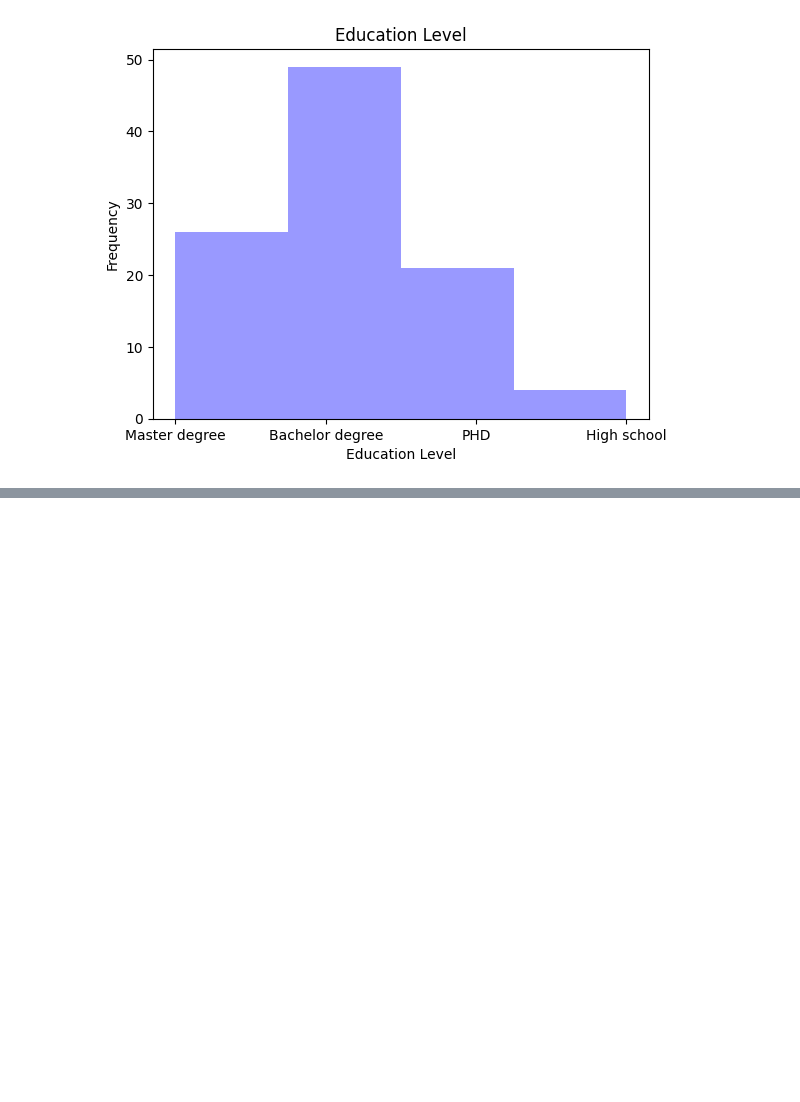
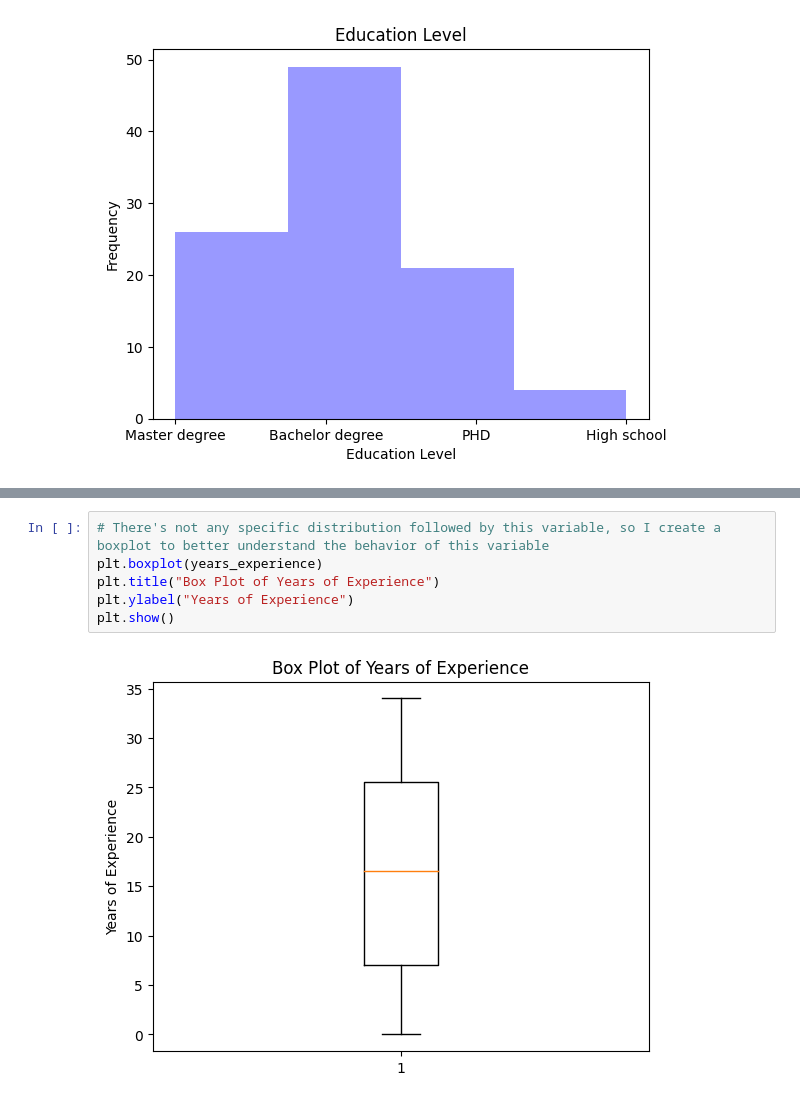
Before and after one commit to StefaniaVerduga/PfDA-project, a Jupyter notebook: PfDA-project.ipynb, the cells around one changed output, grey strips where cells are left out. Saved outputs shown, nothing was run; the diff lists cells and outputs as text; blank space fills up the shorter version.

```diff
--- a/PfDA-project.ipynb
+++ b/PfDA-project.ipynb
@@ -208,0 +236,8 @@ print(years_experience)
+# %%
+# There's not any specific distribution followed by this variable, so I create a boxplot to better understand the behavior of this variable
+plt.boxplot(years_experience)
+plt.title("Box Plot of Years of Experience")
+plt.ylabel("Years of Experience")
+plt.show()
+# %% [output]
+[figure, added]
```
Also changed, not shown: parts of 11 cells of this notebook, 1 other file.
